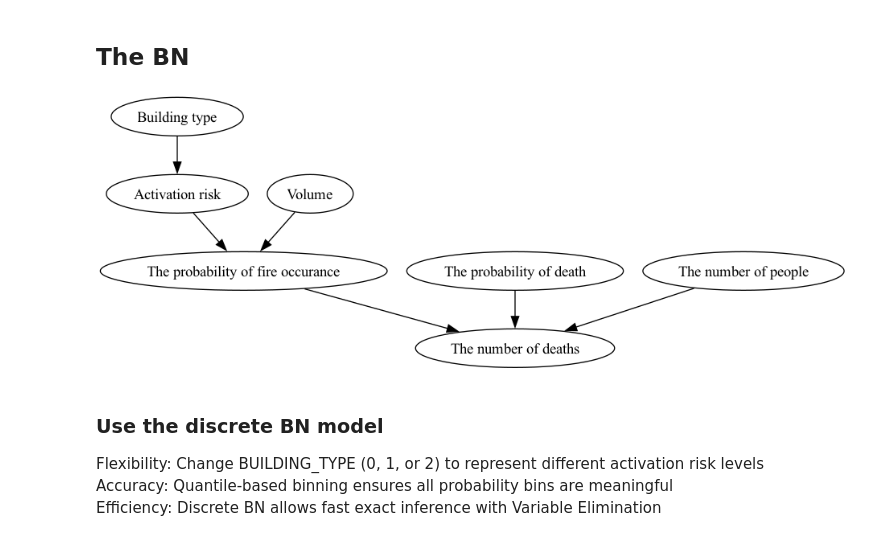
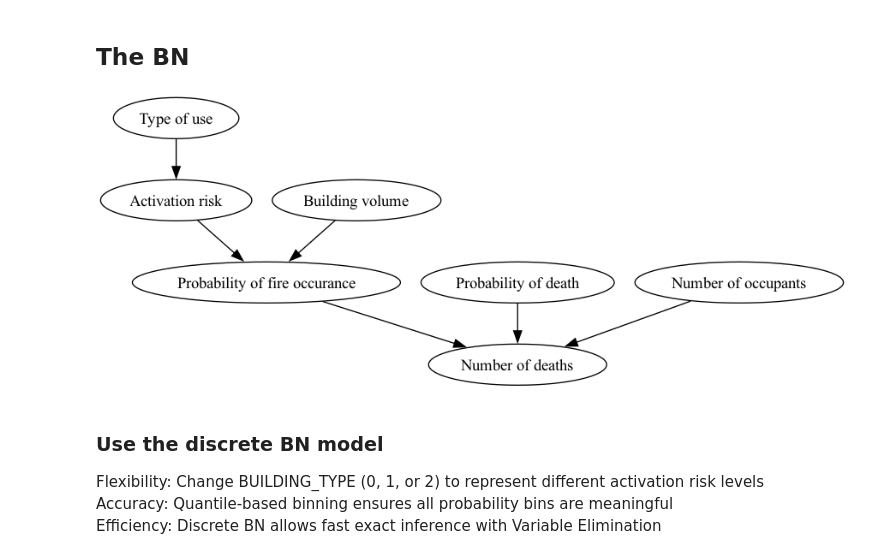
Before and after one commit to JsprLC/Project-Fire-risk-number-of-occupants-, a Jupyter notebook: 02BNs copy.ipynb, the cells around one changed output. Drawn from its saved outputs; the diff is of its cells as text; code cells hidden in the pictures.

```diff
--- a/02BNs copy.ipynb
+++ b/02BNs copy.ipynb
@@ -123,21 +123,21 @@ except ImportError:
 # %%
 # A plot of the BN structure
 
 BN_risk = DAG()
-BN_risk.add_nodes_from(nodes=['Building type'])
-BN_risk.add_edges_from(ebunch=[('Building type', 'Activation risk')])
-BN_risk.add_edges_from(ebunch=[('Volume', 'The probability of fire occurance'),
-                               ('Activation risk', 'The probability of fire occurance')])
-BN_risk.add_edges_from(ebunch=[('The probability of fire occurance', 'The number of deaths'),
-                               ('The probability of death', 'The number of deaths'),
-                               ('The number of people', 'The number of deaths')])
+BN_risk.add_nodes_from(nodes=['Type of use'])
+BN_risk.add_edges_from(ebunch=[('Type of use', 'Activation risk')])
+BN_risk.add_edges_from(ebunch=[('Building volume', 'Probability of fire occurance'),
+                               ('Activation risk', 'Probability of fire occurance')])
+BN_risk.add_edges_from(ebunch=[('Probability of fire occurance', 'Number of deaths'),
+                               ('Probability of death', 'Number of deaths'),
+                               ('Number of occupants', 'Number of deaths')])
 
 # The expected numebr of deaths is just an risk indicator
 viz = BN_risk.to_graphviz()
 viz.draw('../Output/Model_images/model.png', prog='dot')
 Image('../Output/Model_images/model.png')
 # %% [output]
-[figure, old version]
+[figure, new version]
 # %% [markdown]
 ### Use the discrete BN model
 
```
Also changed, not shown: 4 other files.
